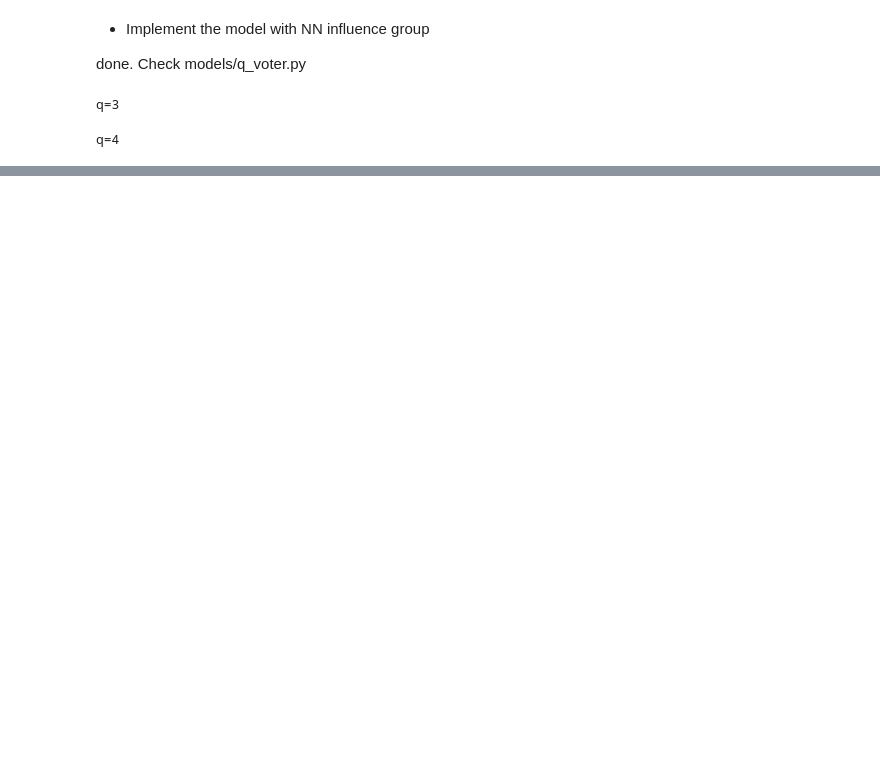
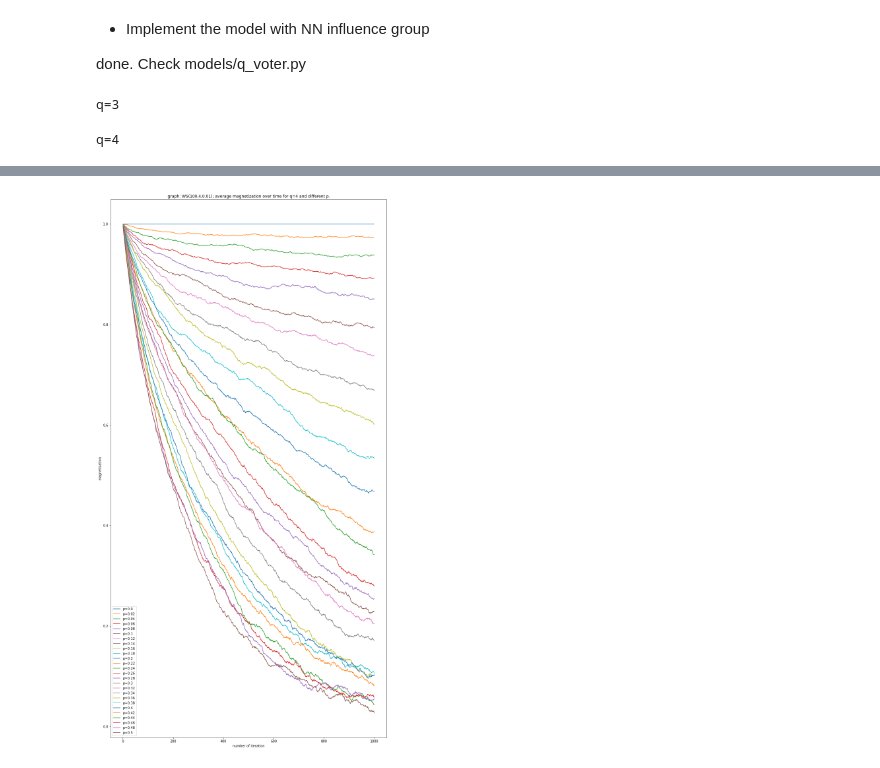
Before and after one commit to rogulforce/DPoCN, a Jupyter notebook: list_6/presentation.ipynb, the cells around one changed output, grey strips where cells are left out. Saved outputs shown, nothing was run; the diff lists cells and outputs as text; code cells hidden in the pictures; blank space fills up the shorter version.

```diff
--- a/list_6/presentation.ipynb
+++ b/list_6/presentation.ipynb
@@ -121,0 +180,18 @@ for q_i in q:
+# %%
+name = 'WS(100,4,0.01)'
+q=4
+
+ws100401 = df[df['graph_name'] == name]
+
+plt.figure(figsize=(15,30))
+x=np.linspace(1,1000,1000)
+for index, row in ws100401[ws100401['q'] == q].iterrows():
+    plt.plot(x,row['avg_magnetization_over_time'], label=f'p={row["p"]}')
+
+plt.legend()
+plt.ylabel('magnetization')
+plt.xlabel('number of iteration')
+plt.title(f'graph: {name}; average magnetization over time for q={q} and different p.')
+plt.show()
+# %% [output]
+[figure, added]
```
Also changed, not shown: parts of 17 cells of this notebook, 2 other files.
